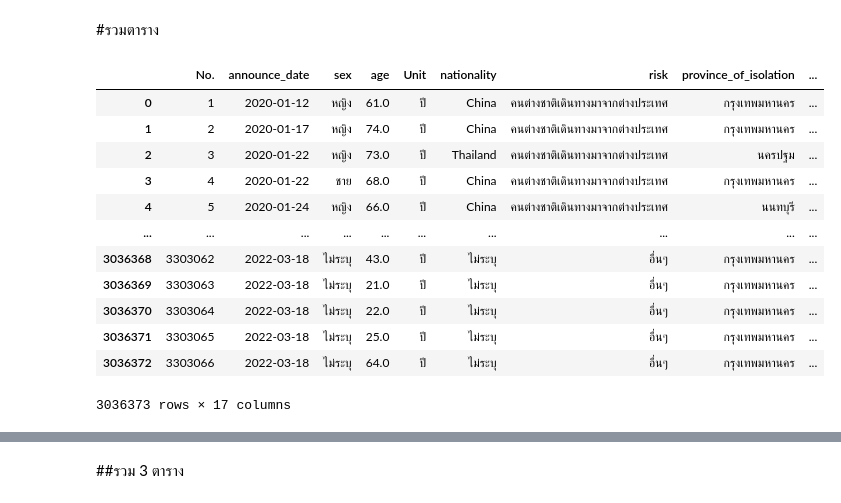
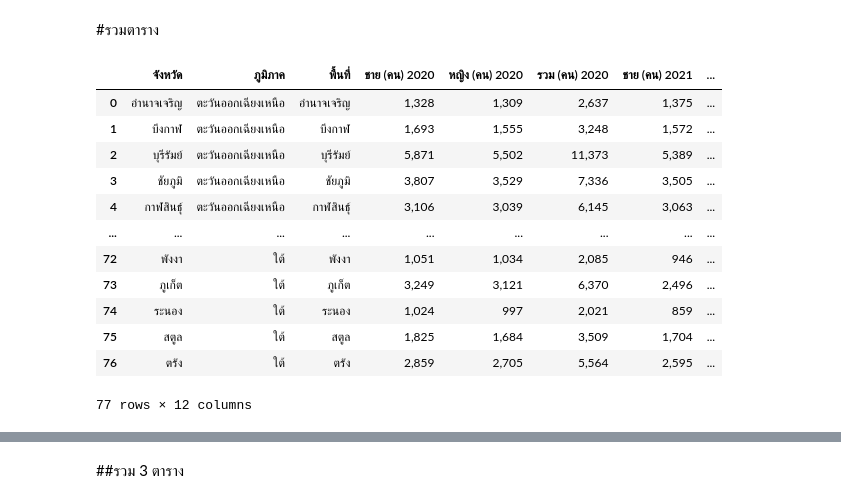
Before and after one commit to Benza1611/data_viz_2022, a Jupyter notebook: Project.ipynb, the cells around one changed output, grey strips where cells are left out. Saved outputs shown, nothing was run; the diff lists cells and outputs as text; code cells hidden in the pictures.

```diff
--- a/Project.ipynb
+++ b/Project.ipynb
@@ -337,6 +327,6 @@ dtype: bool
 # %% [markdown]
 ##นำเข้าข้อมูลการเกิด ปี 2020-2021
 # %%
-data_bd = pd.read_csv('/content/drive/My Drive/project2021 data/databirth_20_21_22.csv') #เข้าไปที่ my drive -> โฟลเดอร์ project2021 data -> databirth_20_21.csv
+data_bd = pd.read_csv('/content/drive/My Drive/project2021 data/databirth_20_21_22_2.csv') #เข้าไปที่ my drive -> โฟลเดอร์ project2021 data -> databirth_20_21.csv
 data_bd
 # %% [output]
@@ -372,8 +361 @@ data_bd.isnull().any() ##ดูค่า Missing ในตาราง
 dtype: bool
-# %%
-data_bd[['ชาย (2022)']] = data_bd[['ชาย (2022)']].fillna('0') ##แทนค่า NaN เป็น 0
-data_bd[['หญิง (2022)']] = data_bd[['หญิง (2022)']].fillna('0') ##แทนค่า NaN เป็น 0
-data_bd[['รวม (2022)']] = data_bd[['รวม (2022)']].fillna('0') ##แทนค่า NaN เป็น 0
-# %%
-data_bd = data_bd.dropna()
-data_bd
@@ -394,19 +362,19 @@ data_bd
 # %% [markdown]
 #รวมตาราง
 # %%
-df_data_t = df.merge(data_t,how='left',left_on='province_of_isolation',right_on='จังหวัด') #ทำการเชื่อมตาราง 2 ตาราง คือ data_covid และ data_t
-df_data_t ##เรียกดูตาราง
+data1 = data_t.merge(data_bd,how='left',left_on='จังหวัด',right_on='พื้นที่') #ทำการเชื่อมตาราง 2 ตาราง คือ data_covid และ data_t
+data1 ##เรียกดูตาราง
 # %% [output]
-|  | No. | announce_date | sex | age | Unit | nationality | risk | province_of_isolation | ... |
-| 0 | 1 | 2020-01-12 | หญิง | 61.0 | ปี | China | คนต่างชาติเดินทางมาจากต่างประเทศ | กรุงเทพมหานคร | ... |
-| 1 | 2 | 2020-01-17 | หญิง | 74.0 | ปี | China | คนต่างชาติเดินทางมาจากต่างประเทศ | กรุงเทพมหานคร | ... |
-| 2 | 3 | 2020-01-22 | หญิง | 73.0 | ปี | Thailand | คนต่างชาติเดินทางมาจากต่างประเทศ | นครปฐม | ... |
-| 3 | 4 | 2020-01-22 | ชาย | 68.0 | ปี | China | คนต่างชาติเดินทางมาจากต่างประเทศ | กรุงเทพมหานคร | ... |
-| 4 | 5 | 2020-01-24 | หญิง | 66.0 | ปี | China | คนต่างชาติเดินทางมาจากต่างประเทศ | นนทบุรี | ... |
-| ... | ... | ... | ... | ... | ... | ... | ... | ... | ... |
-| 3036368 | 3303062 | 2022-03-18 | ไม่ระบุ | 43.0 | ปี | ไม่ระบุ | อื่นๆ | กรุงเทพมหานคร | ... |
-| 3036369 | 3303063 | 2022-03-18 | ไม่ระบุ | 21.0 | ปี | ไม่ระบุ | อื่นๆ | กรุงเทพมหานคร | ... |
-| 3036370 | 3303064 | 2022-03-18 | ไม่ระบุ | 22.0 | ปี | ไม่ระบุ | อื่นๆ | กรุงเทพมหานคร | ... |
-| 3036371 | 3303065 | 2022-03-18 | ไม่ระบุ | 25.0 | ปี | ไม่ระบุ | อื่นๆ | กรุงเทพมหานคร | ... |
-| 3036372 | 3303066 | 2022-03-18 | ไม่ระบุ | 64.0 | ปี | ไม่ระบุ | อื่นๆ | กรุงเทพมหานคร | ... |
+|  | จังหวัด | ภูมิภาค | พื้นที่ | ชาย (คน) 2020 | หญิง (คน) 2020 | รวม (คน) 2020 | ชาย (คน) 2021 | ... |
+| 0 | อำนาจเจริญ | ตะวันออกเฉียงเหนือ | อำนาจเจริญ | 1,328 | 1,309 | 2,637 | 1,375 | ... |
+| 1 | บึงกาฬ | ตะวันออกเฉียงเหนือ | บึงกาฬ | 1,693 | 1,555 | 3,248 | 1,572 | ... |
+| 2 | บุรีรัมย์ | ตะวันออกเฉียงเหนือ | บุรีรัมย์ | 5,871 | 5,502 | 11,373 | 5,389 | ... |
+| 3 | ชัยภูมิ | ตะวันออกเฉียงเหนือ | ชัยภูมิ | 3,807 | 3,529 | 7,336 | 3,505 | ... |
+| 4 | กาฬสินธุ์ | ตะวันออกเฉียงเหนือ | กาฬสินธุ์ | 3,106 | 3,039 | 6,145 | 3,063 | ... |
+| ... | ... | ... | ... | ... | ... | ... | ... | ... |
+| 72 | พังงา | ใต้ | พังงา | 1,051 | 1,034 | 2,085 | 946 | ... |
+| 73 | ภูเก็ต | ใต้ | ภูเก็ต | 3,249 | 3,121 | 6,370 | 2,496 | ... |
+| 74 | ระนอง | ใต้ | ระนอง | 1,024 | 997 | 2,021 | 859 | ... |
+| 75 | สตูล | ใต้ | สตูล | 1,825 | 1,684 | 3,509 | 1,704 | ... |
+| 76 | ตรัง | ใต้ | ตรัง | 2,859 | 2,705 | 5,564 | 2,595 | ... |
-3036373 rows × 17 columns
+77 rows × 12 columns
```
Also changed, not shown: parts of 20 cells of this notebook.
